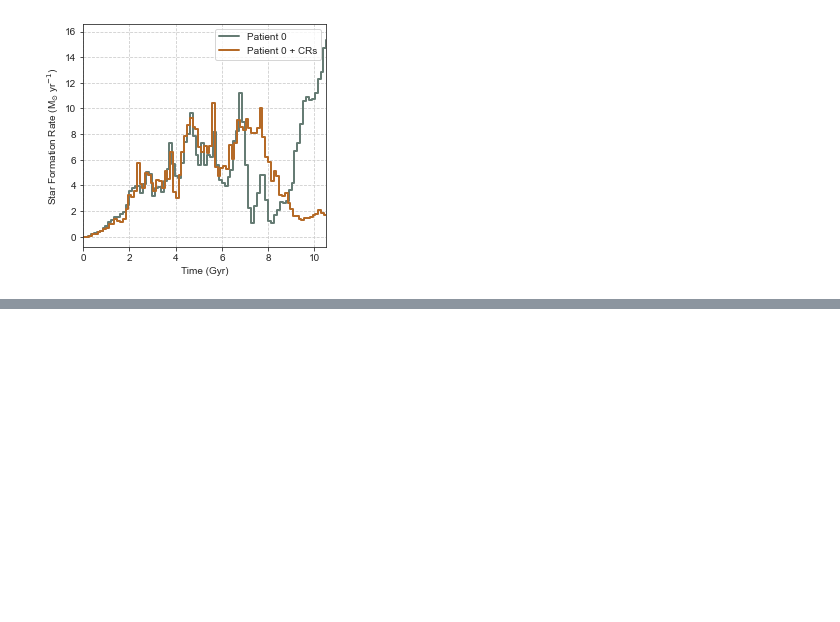
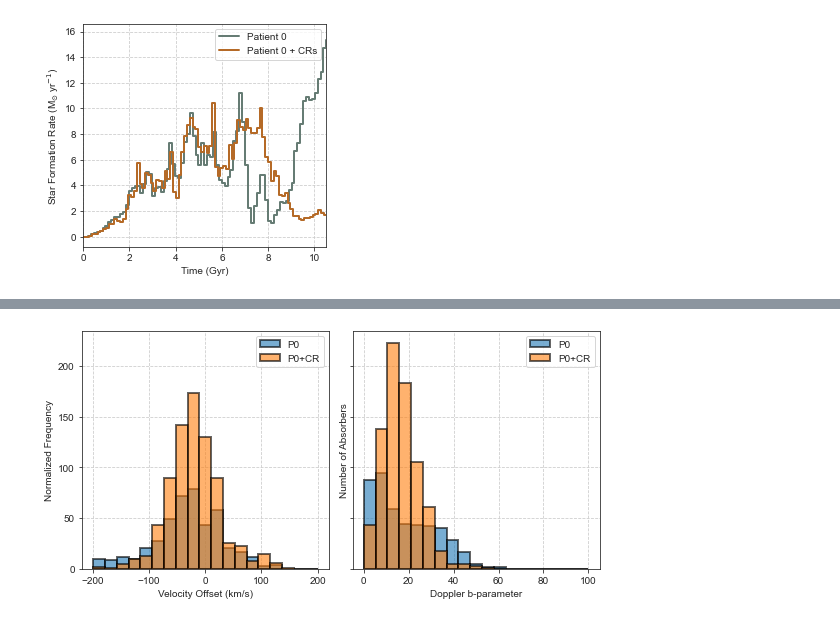
Before and after one commit to ibutsky/synthetic_spectra, a Jupyter notebook: scripts/plotting/paper_plots.ipynb, the cells around one changed output, grey strips where cells are left out. Saved outputs shown, nothing was run; the diff lists cells and outputs as text; code cells hidden in the pictures; blank space fills up the shorter version.

```diff
--- a/scripts/plotting/paper_plots.ipynb
+++ b/scripts/plotting/paper_plots.ipynb
@@ -586,18 +573,0 @@ yt : [INFO     ] 2021-02-12 18:17:04,769 Allocating for 3.151e+07 particles
-# %%
-model = 'P0'
-ds, gcenter, bv = spg.load_simulation_properties(model)
-
-#ray_data_file = '../../data/unanalyzed_spectra/%s_z0.25_ray_data.dat'%model
-ray_data_file ='../../data/random_sightlines.dat' #centered at zero, not gcenter
-
-ion_list, logN_list, logNerr_list, b_list, berr_list, zcen_list, \
-                zcen_sd_list, ray_id_list, model_list, vel_list, impact_list, ovi_label_list = pt.load_csv_data()
-
-
-p = yt.ProjectionPlot(ds, 'x', ('gas', 'density'), center = gcenter, width = (300, 'kpc'))
-p.show()
-frb = p.data_source.to_frb((300, 'kpc'), 800)
-
-data = frb[('gas', 'density')]
-fig, ax = plt.subplots()
-ax.pcolormesh(data, norm = LogNorm())
@@ -659,0 +715,34 @@ print(counter)
+# %%
+csv_data_file = '../../data/analyzed_spectra/merged_solutions.csv'
+ion_list, logN_list, logNerr_list, b_list, berr_list, vel_list, \
+        vel_err_list, ray_id_list, model_list, impact_list, ovi_label_list = pt.load_csv_data(csv_data_file)
+
+
+fig, ax = plt.subplots(nrows =1, ncols =2, figsize =(8, 4), sharey = True, sharex= False)
+lw = 2
+ht = 'stepfilled'
+ht = 'bar'
+dens = False
+nbin = np.linspace(-200, 200, 20)
+ec = 'black'
+alpha = 0.6
+
+po_mask = (model_list == 'P0') & (ion_list == 'OVI')
+
+ax[0].hist(vel_list[model_list == 'P0'],  bins = nbin, linewidth = lw, histtype = ht, density = dens, label= 'P0', edgecolor = ec, alpha = alpha)
+ax[0].hist(vel_list[model_list == 'P0agncr'], bins = nbin, linewidth = lw, histtype = ht, density = dens, label= 'P0+CR', edgecolor = ec, alpha = alpha)
+ax[0].legend()
+ax[0].set_ylabel('Normalized Frequency')
+ax[0].set_xlabel('Velocity Offset (km/s)')
+
+nbin = np.linspace(0, 100, 20)
+ax[1].hist(b_list[model_list == 'P0'],  bins = nbin, linewidth = lw, histtype = ht, density = dens, label= 'P0', edgecolor = ec, alpha = alpha)
+ax[1].hist(b_list[model_list == 'P0agncr'], bins = nbin, linewidth = lw, histtype = ht, density = dens, label= 'P0+CR', edgecolor = ec, alpha = alpha)
+ax[1].legend()
+ax[1].set_ylabel('Number of Absorbers')
+ax[1].set_xlabel('Doppler b-parameter')
+
+fig.tight_layout()
+plt.savefig('../../plots/vel_bval_histogram.png', dpi = 300)
+# %% [output]
+[figure, added]
```
Also changed, not shown: parts of 15 cells of this notebook, 5 other files.
